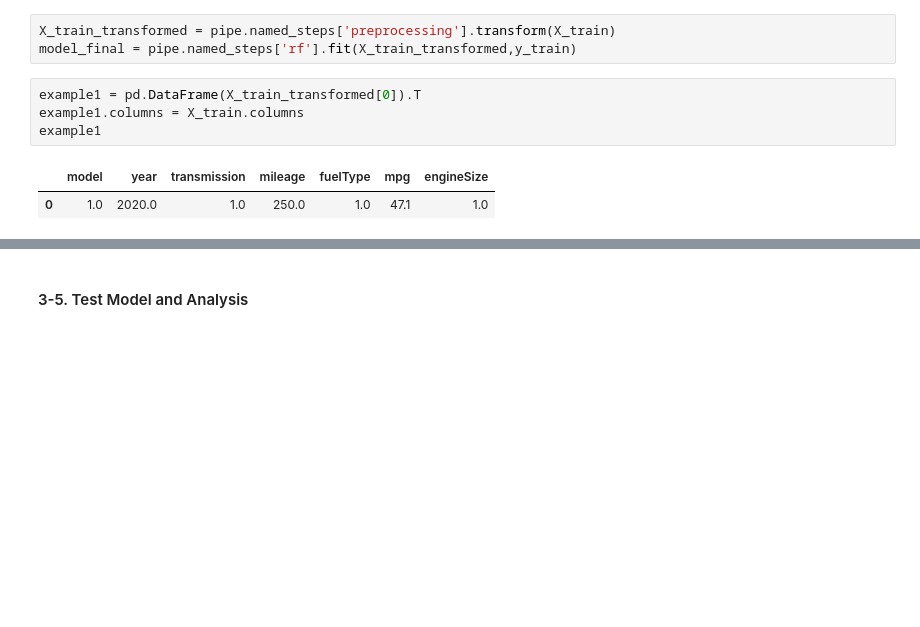
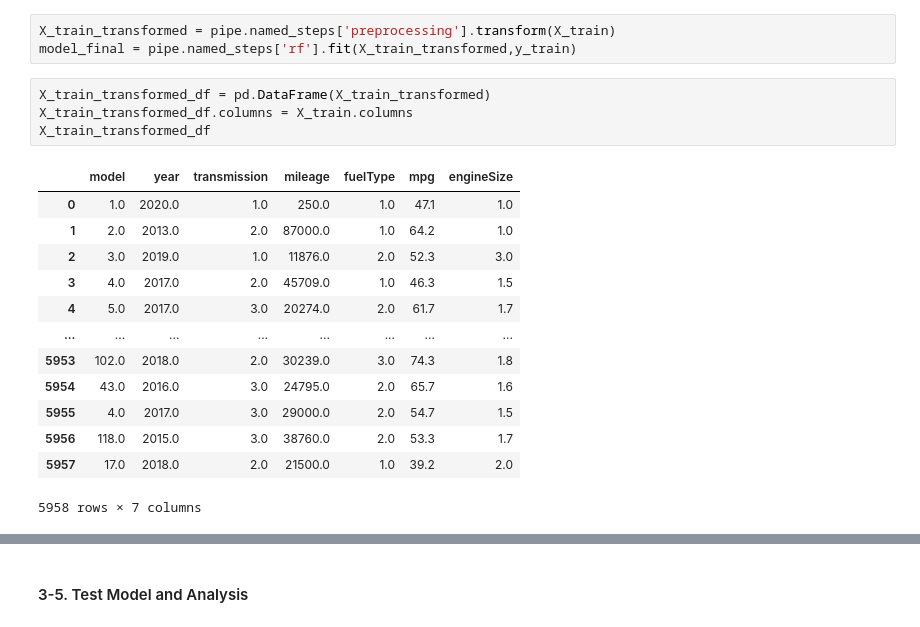
Before and after one commit to KYOH95/Project_2_Car_Analysis, a Jupyter notebook: Project2.ipynb, the cells around one changed output, grey strips where cells are left out. Drawn from its saved outputs; the diff is of its cells as text; blank space fills up the shorter version.

```diff
--- a/Project2.ipynb
+++ b/Project2.ipynb
@@ -893,12 +893,23 @@ eli5.show_weights(
 X_train_transformed = pipe.named_steps['preprocessing'].transform(X_train)
 model_final = pipe.named_steps['rf'].fit(X_train_transformed,y_train)
 # %%
-example1 = pd.DataFrame(X_train_transformed[0]).T
-example1.columns = X_train.columns
-example1
+X_train_transformed_df = pd.DataFrame(X_train_transformed)
+X_train_transformed_df.columns = X_train.columns
+X_train_transformed_df
 # %% [output]
 |  | model | year | transmission | mileage | fuelType | mpg | engineSize |
 | 0 | 1.0 | 2020.0 | 1.0 | 250.0 | 1.0 | 47.1 | 1.0 |
+| 1 | 2.0 | 2013.0 | 2.0 | 87000.0 | 1.0 | 64.2 | 1.0 |
+| 2 | 3.0 | 2019.0 | 1.0 | 11876.0 | 2.0 | 52.3 | 3.0 |
+| 3 | 4.0 | 2017.0 | 2.0 | 45709.0 | 1.0 | 46.3 | 1.5 |
+| 4 | 5.0 | 2017.0 | 3.0 | 20274.0 | 2.0 | 61.7 | 1.7 |
+| ... | ... | ... | ... | ... | ... | ... | ... |
+| 5953 | 102.0 | 2018.0 | 2.0 | 30239.0 | 3.0 | 74.3 | 1.8 |
+| 5954 | 43.0 | 2016.0 | 3.0 | 24795.0 | 2.0 | 65.7 | 1.6 |
+| 5955 | 4.0 | 2017.0 | 3.0 | 29000.0 | 2.0 | 54.7 | 1.5 |
+| 5956 | 118.0 | 2015.0 | 3.0 | 38760.0 | 2.0 | 53.3 | 1.7 |
+| 5957 | 17.0 | 2018.0 | 2.0 | 21500.0 | 1.0 | 39.2 | 2.0 |
+5958 rows × 7 columns
 # %%
 # !pip install shap
 # !pip install pdpbox
```
Also changed, not shown: parts of 4 cells of this notebook.
